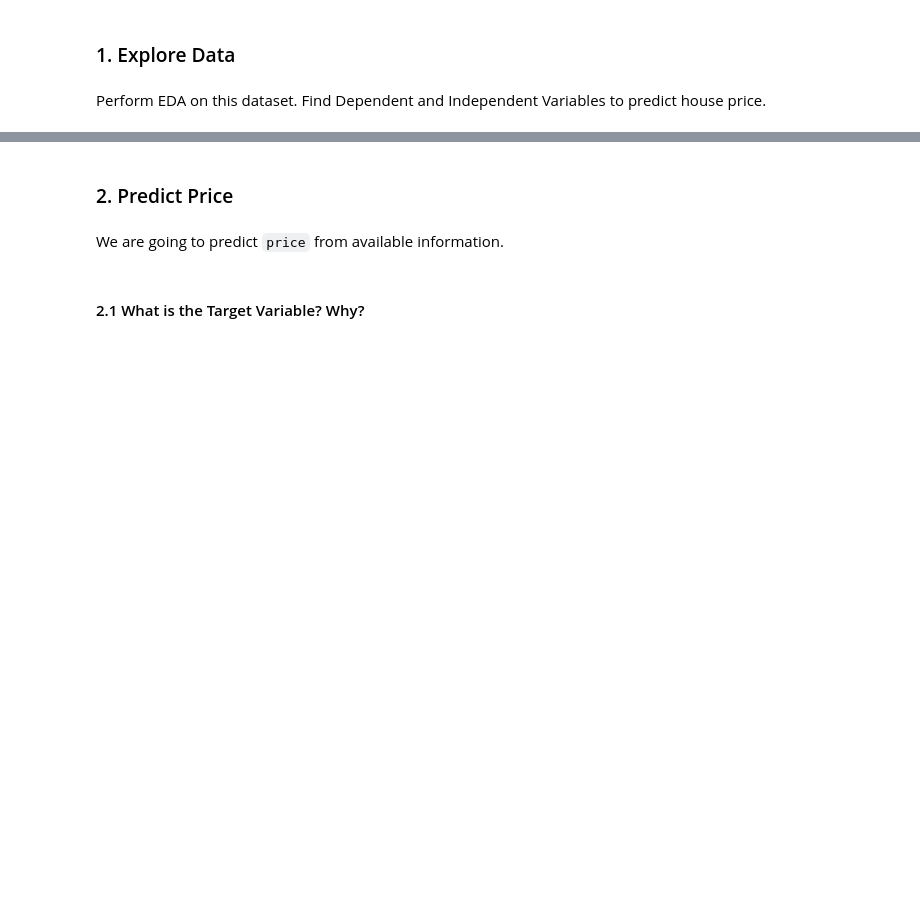
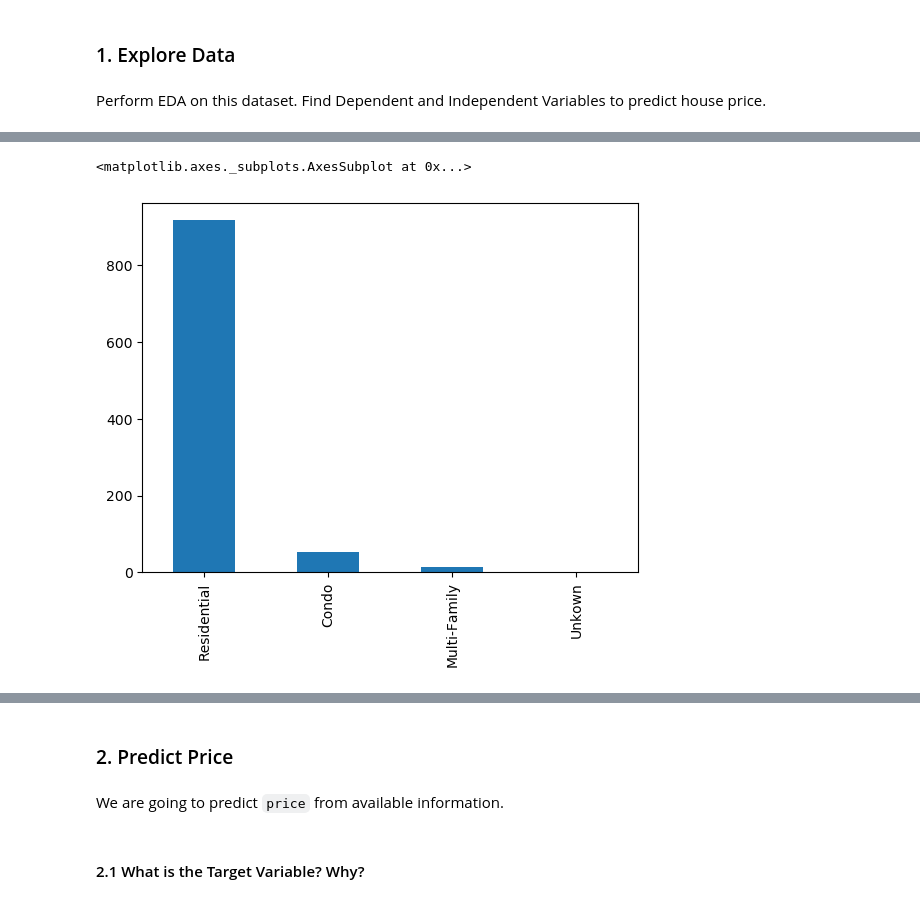
Before and after one commit to Brittles88/IOD, a Jupyter notebook: Module 4/LAB 4/IOD_Lab 4.1.2.ipynb, the cells around one changed output, grey strips where cells are left out. Saved outputs shown, nothing was run; the diff lists cells and outputs as text; code cells hidden in the pictures; blank space fills up the shorter version.

```diff
--- a/Module 4/LAB 4/IOD_Lab 4.1.2.ipynb
+++ b/Module 4/LAB 4/IOD_Lab 4.1.2.ipynb
@@ -22,4 +28,5 @@ import pandas as pd
 Perform EDA on this dataset. Find Dependent and Independent Variables to predict house price.
 # %%
 # Read CSV
-house_csv = "Sacramento_transactions.csv"
+house_csv = "../../data/Sacramento_transactions.csv"
+df = pd.read_csv('../../DATA/Sacramento_transactions.csv')
@@ -25,0 +136,5 @@ house_csv = "Sacramento_transactions.csv"
+# %%
+df['type'].value_counts().plot(kind='bar')
+# %% [output]
+<matplotlib.axes._subplots.AxesSubplot at 0x...>
+[figure, added]
```
Also changed, not shown: parts of 41 cells of this notebook, 3 other files.
